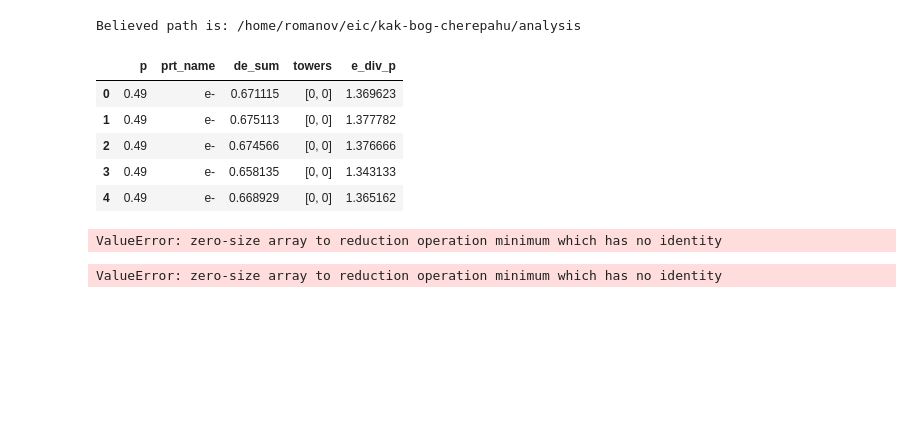
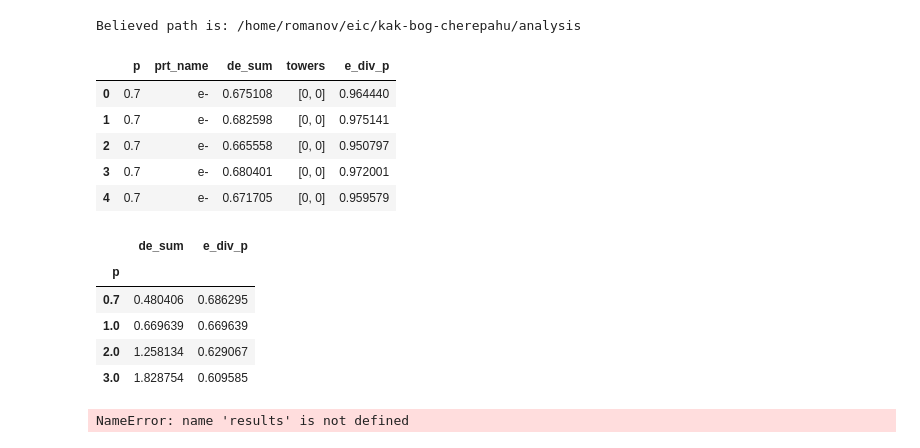
Before and after one commit to DraTeots/dd4hep-simple-calorimeter, a Jupyter notebook: analysis/dd4hep_sciglass_2x2x40.ipynb, the cells around one changed output. Drawn from its saved outputs; the diff is of its cells as text; code cells hidden in the pictures; blank space fills up the shorter version.

```diff
--- a/analysis/dd4hep_sciglass_2x2x40.ipynb
+++ b/analysis/dd4hep_sciglass_2x2x40.ipynb
@@ -21,13 +22,13 @@ Believed path is: /home/romanov/eic/kak-bog-cherepahu/analysis
 # %%
 import pandas as pd
 
-all_vals_df = pd.read_feather("/mnt/work/data/epi/2022-12-02_dd4hep_SciGlass_13x13_20x20x400mm_0-10GeV_e-pi-_100kev.feather")
+all_vals_df = pd.read_feather("/mnt/work/data/epi/21x21/2022-12-05_pgun_SciGlass_2x2x40_e-_wall_only_e0.7-3GeV_center_1prt_20000evt.feather")
 all_vals_df["e_div_p"] = all_vals_df.de_sum/(all_vals_df.p)
 all_vals_df.head()
 # %% [output]
 |  | p | prt_name | de_sum | towers | e_div_p |
-| 0 | 0.49 | e- | 0.671115 | [0, 0] | 1.369623 |
-| 1 | 0.49 | e- | 0.675113 | [0, 0] | 1.377782 |
-| 2 | 0.49 | e- | 0.674566 | [0, 0] | 1.376666 |
-| 3 | 0.49 | e- | 0.658135 | [0, 0] | 1.343133 |
-| 4 | 0.49 | e- | 0.668929 | [0, 0] | 1.365162 |
+| 0 | 0.7 | e- | 0.675108 | [0, 0] | 0.964440 |
+| 1 | 0.7 | e- | 0.682598 | [0, 0] | 0.975141 |
+| 2 | 0.7 | e- | 0.665558 | [0, 0] | 0.950797 |
+| 3 | 0.7 | e- | 0.680401 | [0, 0] | 0.972001 |
+| 4 | 0.7 | e- | 0.671705 | [0, 0] | 0.959579 |
@@ -77,4 +35,10 @@ def df_make_separation(df, e_center, range=1):
-# %%
-df_make_separation(all_vals_df, 0.5, 0.1)
-# %% [output]
-ValueError: zero-size array to reduction operation minimum which has no identity
+# %%
+de_sum_007 = all_vals_df.query("0.6 < p <= 0.8").de_sum
+all_vals_df.groupby("p").mean()
+# %% [output]
+|  | de_sum | e_div_p |
+| p |  |  |
+| 0.7 | 0.480406 | 0.686295 |
+| 1.0 | 0.669639 | 0.669639 |
+| 2.0 | 1.258134 | 0.629067 |
+| 3.0 | 1.828754 | 0.609585 |
@@ -81,6 +47,8 @@ ValueError: zero-size array to reduction operation minimum which has no identity
 # %%
-df_make_separation(all_vals_df, 0.7, 0.1)
+energy = 0.4
+row = []
+results.append(df_make_separation(all_vals_df, 0.7, 0.1))
 # %% [output]
-ValueError: zero-size array to reduction operation minimum which has no identity
+NameError: name 'results' is not defined
 # %%
 df_make_separation(all_vals_df, 1, 0.1)
```
Also changed, not shown: parts of 7 cells of this notebook, 5 other files.
